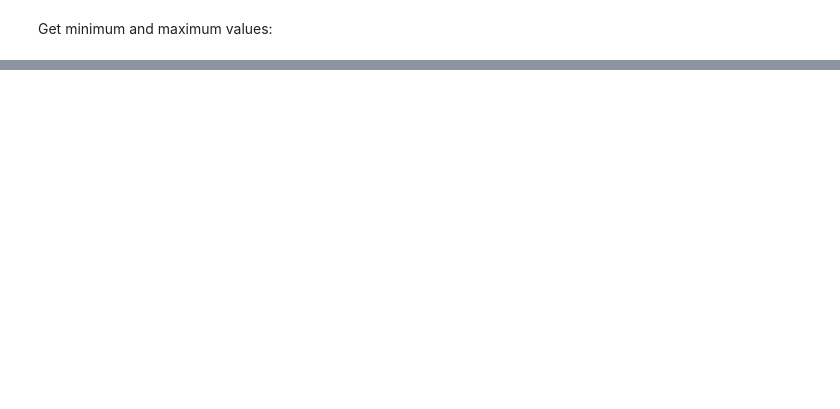
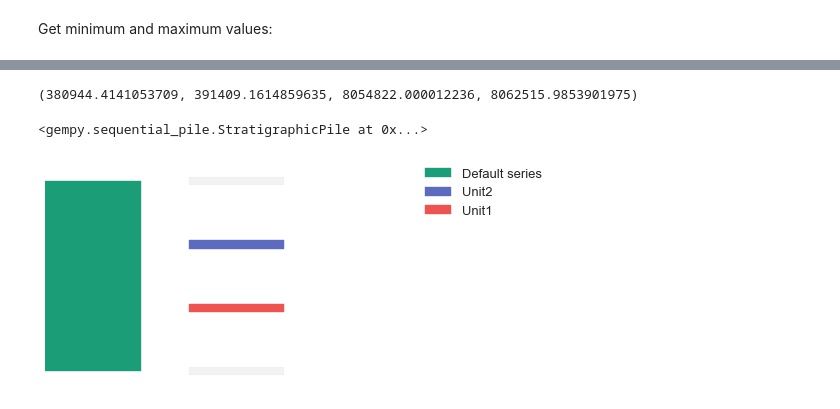
Before and after one commit to cgre-aachen/remote-geomod, a Jupyter notebook: notebooks/Namibia_Okarapehoui.ipynb, the cells around one changed output, grey strips where cells are left out. Cells and saved outputs as stored; diff of their text form; code cells hidden in the pictures; blank space fills up the shorter version.

Commit message:
Completed notebook to generate Okarapehoui model - however, map does not make very much sense, yet... problem in orientation?

```diff
--- a/notebooks/Namibia_Okarapehoui.ipynb
+++ b/notebooks/Namibia_Okarapehoui.ipynb
@@ -57,0 +67,3 @@ print(extent.point_sets[0].max)
+# %%
+ex_min = rgeomod.Point(x=xmin, y=ymin, type='latlong')
+ex_max = rgeomod.Point(x=xmax, y=ymax, type='latlong')
@@ -57,0 +91,10 @@ print(extent.point_sets[0].max)
+# %%
+# load the digital elevation model
+geotiff_filepath = "../projects/Nambia_Okauapehoui/Namibia.tif"
+raster = gdal.Open(geotiff_filepath)
+dtm = raster.ReadAsArray()
+plt.figure(figsize=(14,12))
+dtmp = plt.imshow(dtm, origin='upper', cmap="viridis");
+plt.title("Digital elevation model");
+plt.colorbar(dtmp, label="Elevation [m]", orientation='horizontal');
+plt.savefig("../projects/Nambia_Okauapehoui/DTM_Namibia.pdf")
@@ -57,0 +173,25 @@ print(extent.point_sets[0].max)
+# %%
+# convert extent points to UTM:
+ex_min.latlong_to_utm()
+ex_max.latlong_to_utm()
+ex_min.x, ex_max.x, ex_min.y, ex_max.y
+# %% [output]
+(380944.4141053709, 391409.1614859635, 8054822.000012236, 8062515.9853901975)
+# %%
+# get maximum of elevation and round up to next 100:
+z_max = np.ceil((np.max(dtm)/100))*100
+# vertical extent: simply 2000 meters here:
+z_min = z_max - 2000.
+# %%
+geo_data=gp.create_data(extent=[ex_min.x, ex_max.x, ex_min.y, ex_max.y, z_min, z_max],
+                        resolution=[50, 50, 50],
+                        path_f = "../projects/Nambia_Okauapehoui/gempy_foliations.csv",
+                        path_i = "../projects/Nambia_Okauapehoui/gempy_interfaces.csv")
+# %%
+formation_order = ["Unit2", "Unit1"]
+gp.set_series(geo_data, {"Default series": formation_order},
+             order_formations = formation_order)
+# gp.plot_data(geo_data, direction="z")
+# %% [output]
+<gempy.sequential_pile.StratigraphicPile at 0x...>
+[figure, added]
```
Also changed, not shown: parts of 40 cells of this notebook, 7 other files.
